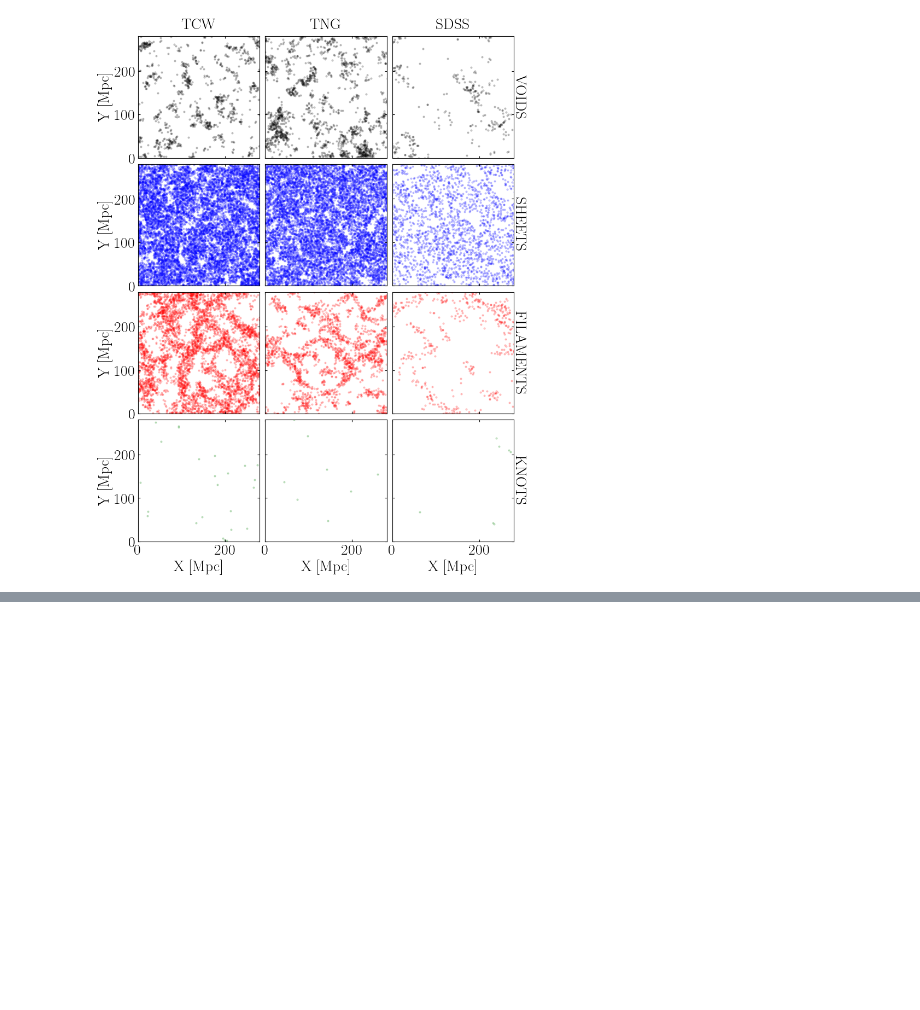
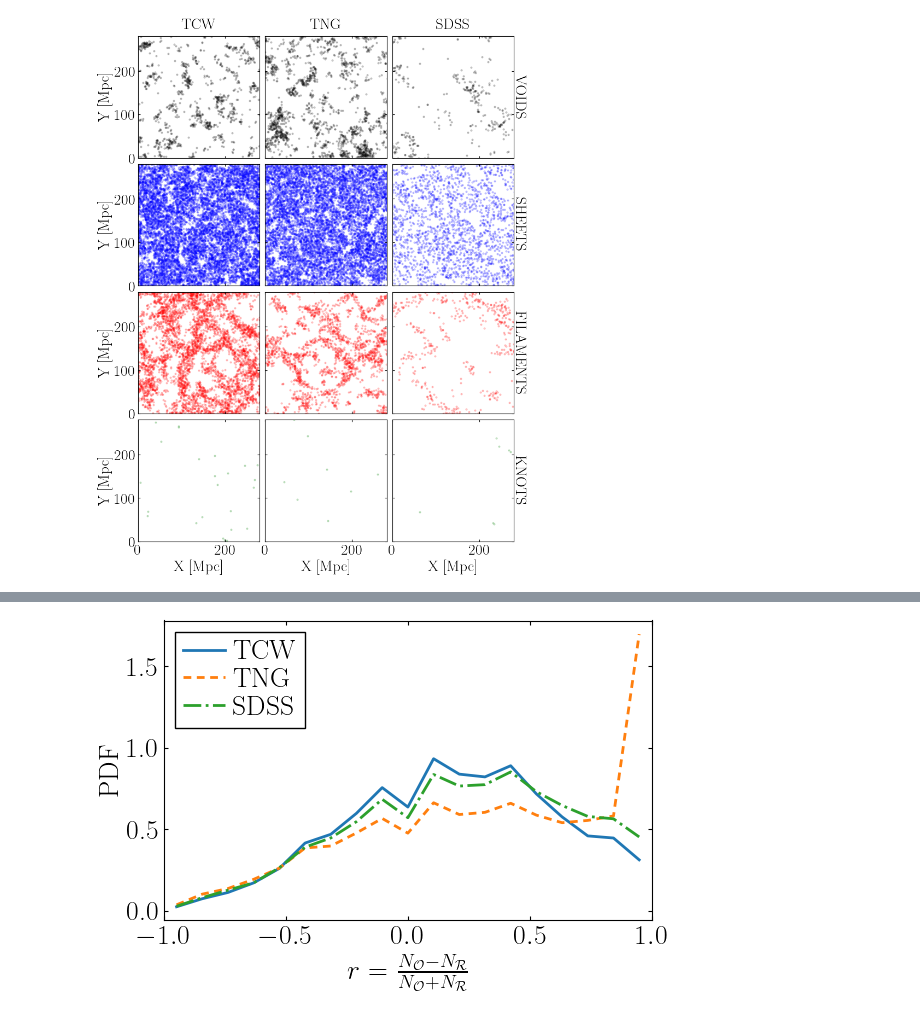
Before and after one commit to forero/DelaunayASTRA, a Jupyter notebook: nb/all_types_all_datasets.ipynb, the cells around one changed output, grey strips where cells are left out. Drawn from its saved outputs; the diff is of its cells as text; code cells hidden in the pictures; blank space fills up the shorter version.

Commit message:
new table new plots

```diff
--- a/nb/all_types_all_datasets.ipynb
+++ b/nb/all_types_all_datasets.ipynb
@@ -209,0 +332,65 @@ plot_cosmic_web_classification(pos_random, webs_random, output_filename='cosmic_
+# %%
+# ===================== EXECUTE ANALYSIS USING LOADED DATA =====================
+
+# 1. Calculate web type fractions for random points
+random_fractions = {}
+for dataset in webs_random.keys():
+    random_fractions[dataset] = count_web_fractions(webs_random[dataset])
+
+# Create a DataFrame for better visualization
+df_random = pd.DataFrame(random_fractions)
+df_random_display = df_random.T
+
+print("Percentage of random points in each cosmic web type (Volume Filling Fraction):")
+print(df_random_display.round(2))
+
+# 2. Calculate web type fractions for data points
+data_fractions = {}
+for dataset in webs_data.keys():
+    data_fractions[dataset] = count_web_fractions(webs_data[dataset])
+
+# Create a DataFrame for data points
+df_data = pd.DataFrame(data_fractions)
+df_data_display = df_data.T
+
+print("\nPercentage of data points in each cosmic web type:")
+print(df_data_display.round(2))
+
+# 3. Compute r values for all datasets
+r_values = {}
+# TCW r values - using the already loaded n_con_data and n_con_random variables from the last dataset load
+tcw_n_con_data = np.loadtxt("../data/TCW/web/fof_catalog_200Mpc512_xyz_random_000_fof_catalog_200Mpc512_xyz_nconnections.dat")
+tcw_n_con_random = np.loadtxt("../data/TCW/web/random_000_fof_catalog_200Mpc512_xyz_fof_catalog_200Mpc512_xyz_nconnections.dat")
+r_values['TCW'] = compute_r_values(tcw_n_con_data[:,0], tcw_n_con_data[:,1])
+
+# TNG r values
+tng_n_con_data = np.loadtxt("../data/TNG/TNG300-1/web/subhalo_massive_xyz_random_000_subhalo_massive_xyz_nconnections.dat")
+tng_n_con_random = np.loadtxt("../data/TNG/TNG300-1/web/random_000_subhalo_massive_xyz_subhalo_massive_xyz_nconnections.dat")
+r_values['TNG'] = compute_r_values(tng_n_con_data[:,0], tng_n_con_data[:,1])
+
+# SDSS r values
+sdss_n_con_data = np.loadtxt("../data/SDSS/web/mag_r_limited_xyz_random_000_mag_r_limited_xyz_nconnections.dat")
+sdss_n_con_random = np.loadtxt("../data/SDSS/web/random_000_mag_r_limited_xyz_mag_r_limited_xyz_nconnections.dat")
+r_values['SDSS'] = compute_r_values(sdss_n_con_data[:,0], sdss_n_con_data[:,1])
+
+# 4. Plot the r values histogram
+fig, ax = plot_r_values_histogram(r_values, figsize=(6, 4))
+
+
+# 5. Create comparative table with both data and random distributions
+print("\nComparison between data and random points distribution:")
+for dataset in data_fractions.keys():
+    print(f"\n{dataset} Dataset:")
+    comparison = {
+        'Data_void': data_fractions[dataset]['void'],
+        'Random_void': random_fractions[dataset]['void'],
+        'Data_sheet': data_fractions[dataset]['sheet'],
+        'Random_sheet': random_fractions[dataset]['sheet'],
+        'Data_filament': data_fractions[dataset]['filament'],
+        'Random_filament': random_fractions[dataset]['filament'],
+        'Data_knot': data_fractions[dataset]['knot'],
+        'Random_knot': random_fractions[dataset]['knot']
+    }
+    df_compare = pd.DataFrame([comparison])
+    print(df_compare.round(2).to_string(index=False))
+# %% [output]
@@ -209,0 +414 @@ plot_cosmic_web_classification(pos_random, webs_random, output_filename='cosmic_
+[figure, added]
```
Also changed, not shown: parts of 3 cells of this notebook.
